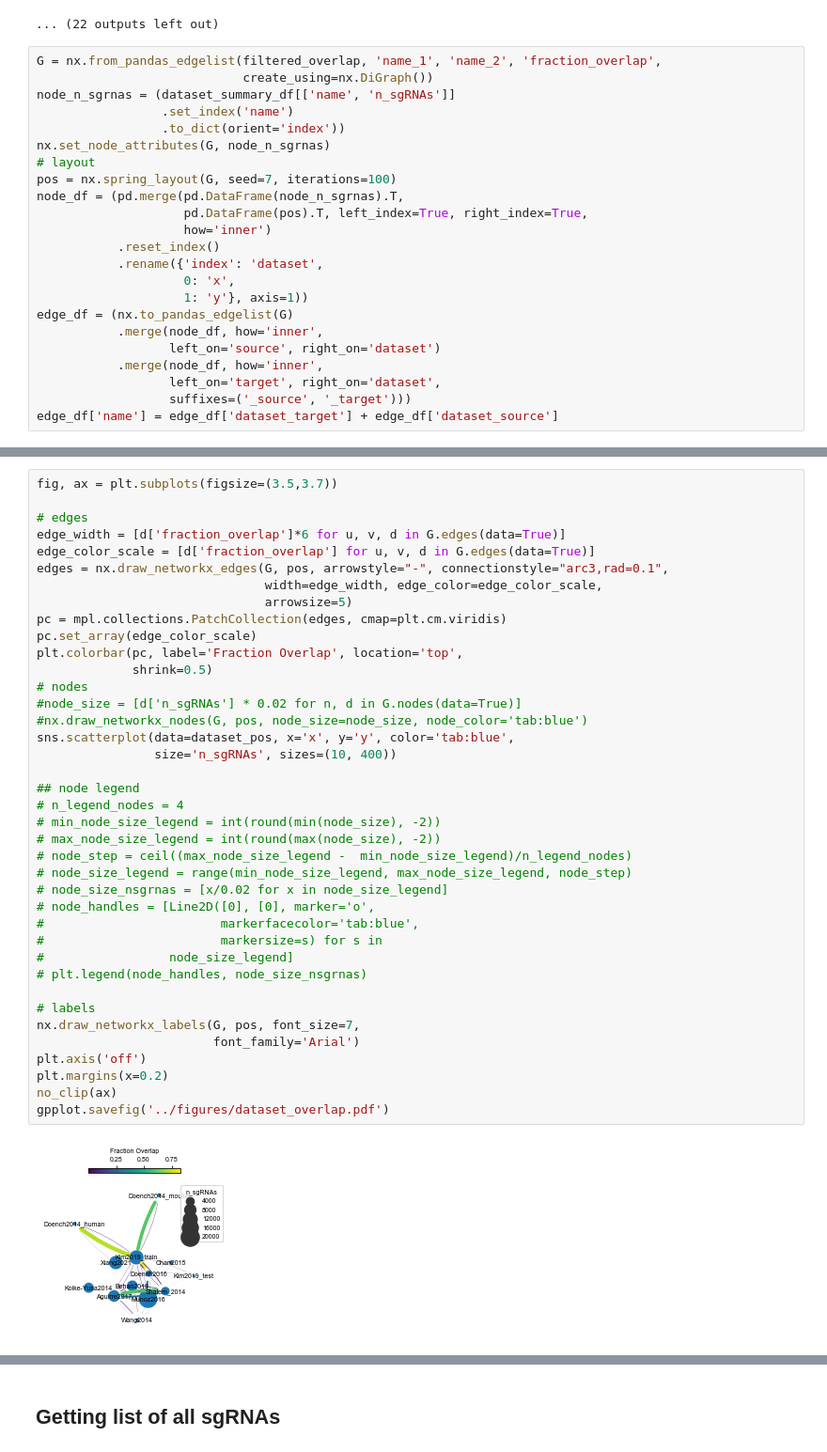
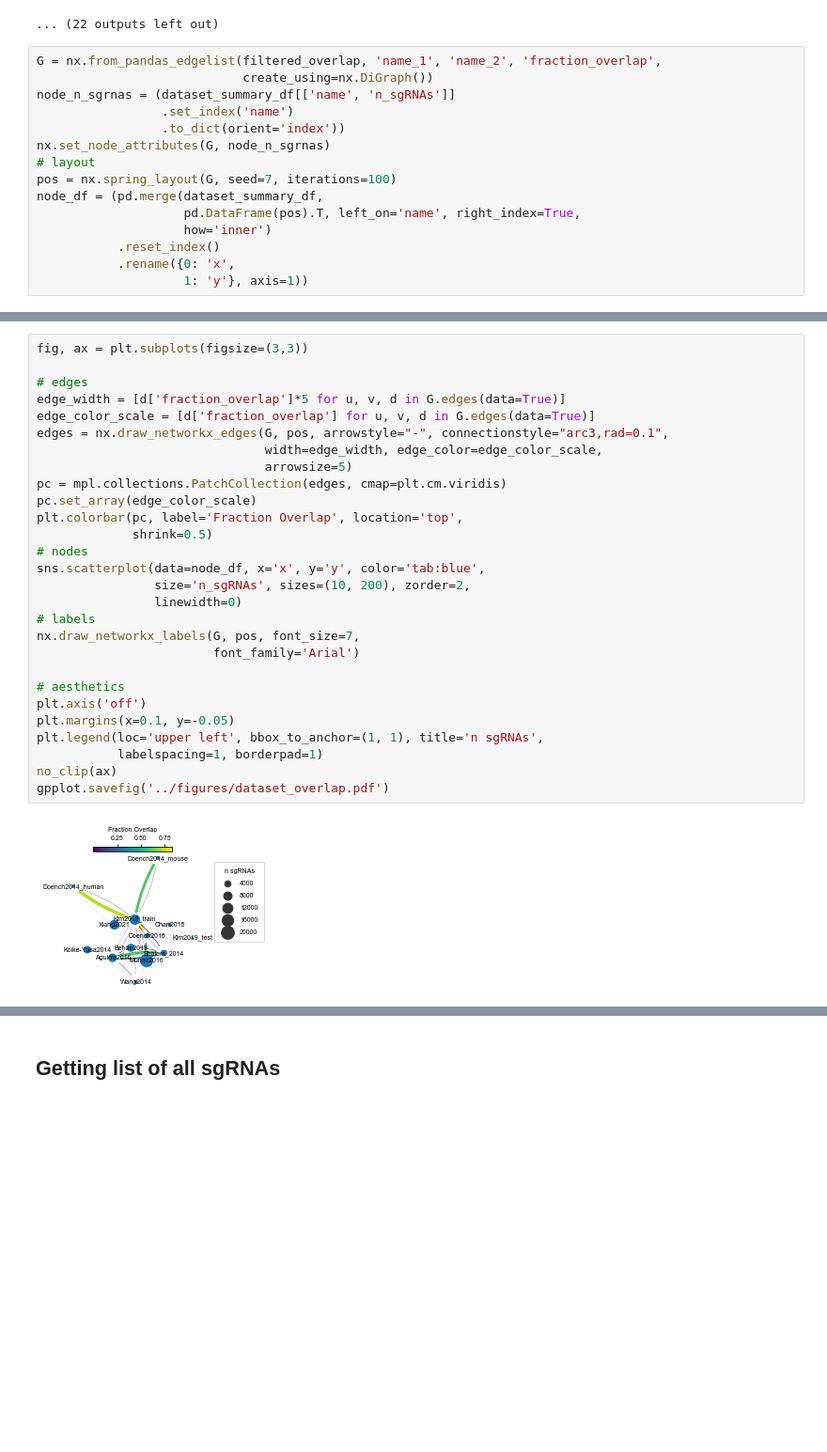
Before and after one commit to gpp-rnd/rs_dev, a Jupyter notebook: code/01_combine_sgrnas.ipynb, the cells around one changed output, grey strips where cells are left out. Shown at 94% size. Drawn from its saved outputs; the diff is of its cells as text; blank space fills up the shorter version.

Commit message:
figures (data processing)

```diff
--- a/code/01_combine_sgrnas.ipynb
+++ b/code/01_combine_sgrnas.ipynb
@@ -123,17 +122,9 @@ node_n_sgrnas = (dataset_summary_df[['name', 'n_sgRNAs']]
 nx.set_node_attributes(G, node_n_sgrnas)
 # layout
 pos = nx.spring_layout(G, seed=7, iterations=100)
-node_df = (pd.merge(pd.DataFrame(node_n_sgrnas).T,
-                    pd.DataFrame(pos).T, left_index=True, right_index=True,
+node_df = (pd.merge(dataset_summary_df,
+                    pd.DataFrame(pos).T, left_on='name', right_index=True,
                     how='inner')
            .reset_index()
-           .rename({'index': 'dataset',
-                    0: 'x',
+           .rename({0: 'x',
                     1: 'y'}, axis=1))
-edge_df = (nx.to_pandas_edgelist(G)
-           .merge(node_df, how='inner',
-                  left_on='source', right_on='dataset')
-           .merge(node_df, how='inner',
-                  left_on='target', right_on='dataset',
-                  suffixes=('_source', '_target')))
-edge_df['name'] = edge_df['dataset_target'] + edge_df['dataset_source']
@@ -177,41 +131,30 @@ plt.plot(curve_df[0], curve_df[1])
 # %%
-fig, ax = plt.subplots(figsize=(3.5,3.7))
+fig, ax = plt.subplots(figsize=(3,3))
 
 # edges
-edge_width = [d['fraction_overlap']*6 for u, v, d in G.edges(data=True)]
+edge_width = [d['fraction_overlap']*5 for u, v, d in G.edges(data=True)]
 edge_color_scale = [d['fraction_overlap'] for u, v, d in G.edges(data=True)]
 edges = nx.draw_networkx_edges(G, pos, arrowstyle="-", connectionstyle="arc3,rad=0.1",
                                width=edge_width, edge_color=edge_color_scale,
                                arrowsize=5)
 pc = mpl.collections.PatchCollection(edges, cmap=plt.cm.viridis)
 pc.set_array(edge_color_scale)
 plt.colorbar(pc, label='Fraction Overlap', location='top',
              shrink=0.5)
 # nodes
-#node_size = [d['n_sgRNAs'] * 0.02 for n, d in G.nodes(data=True)]
-#nx.draw_networkx_nodes(G, pos, node_size=node_size, node_color='tab:blue')
-sns.scatterplot(data=dataset_pos, x='x', y='y', color='tab:blue',
-                size='n_sgRNAs', sizes=(10, 400))
-
-## node legend
-# n_legend_nodes = 4
-# min_node_size_legend = int(round(min(node_size), -2))
-# max_node_size_legend = int(round(max(node_size), -2))
-# node_step = ceil((max_node_size_legend -  min_node_size_legend)/n_legend_nodes)
-# node_size_legend = range(min_node_size_legend, max_node_size_legend, node_step)
-# node_size_nsgrnas = [x/0.02 for x in node_size_legend]
-# node_handles = [Line2D([0], [0], marker='o',
-#                        markerfacecolor='tab:blue',
-#                        markersize=s) for s in
-#                 node_size_legend]
-# plt.legend(node_handles, node_size_nsgrnas)
-
+sns.scatterplot(data=node_df, x='x', y='y', color='tab:blue',
+                size='n_sgRNAs', sizes=(10, 200), zorder=2,
+                linewidth=0)
 # labels
 nx.draw_networkx_labels(G, pos, font_size=7,
                         font_family='Arial')
+
+# aesthetics
 plt.axis('off')
-plt.margins(x=0.2)
+plt.margins(x=0.1, y=-0.05)
+plt.legend(loc='upper left', bbox_to_anchor=(1, 1), title='n sgRNAs',
+           labelspacing=1, borderpad=1)
 no_clip(ax)
 gpplot.savefig('../figures/dataset_overlap.pdf')
 # %% [output]
-[figure, old version]
+[figure, new version]
```
Also changed, not shown: parts of 8 cells of this notebook, 8 other files.
